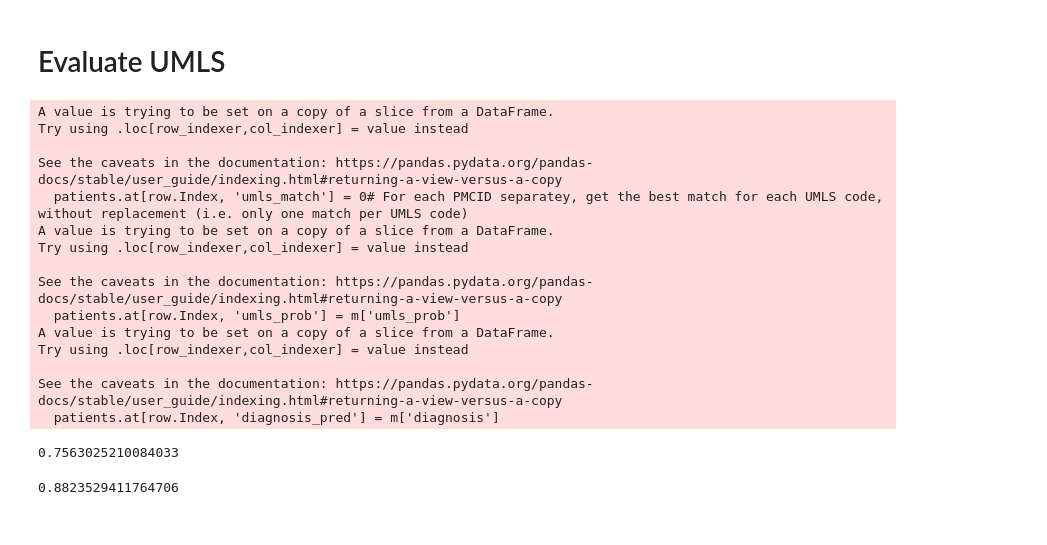
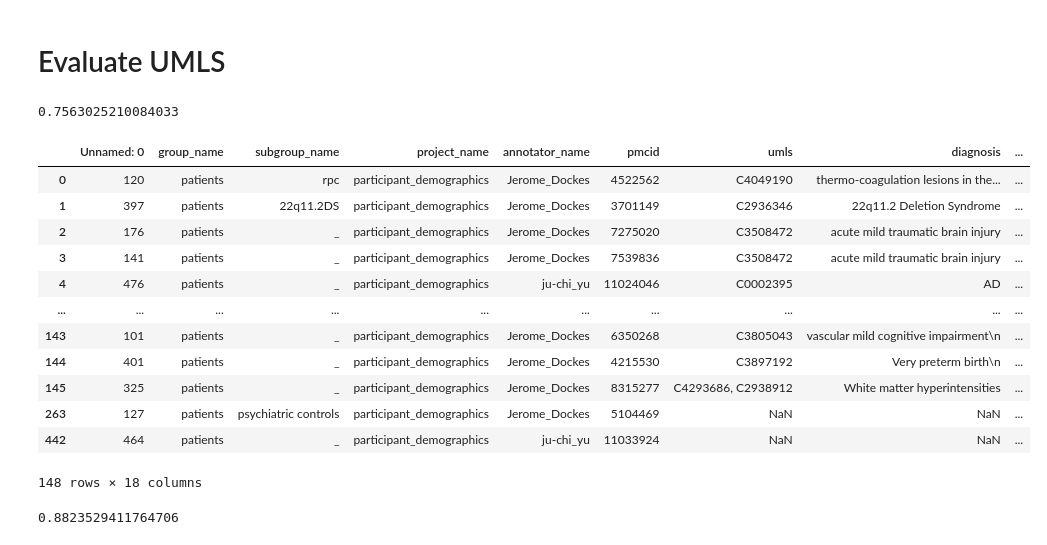
Before and after one commit to adelavega/biomed-llm-retrieval, a Jupyter notebook: analysis/umls_evaluate.ipynb, the cells around one changed output. Saved outputs shown, nothing was run; the diff lists cells and outputs as text; code cells hidden in the pictures.

```diff
--- a/analysis/umls_evaluate.ipynb
+++ b/analysis/umls_evaluate.ipynb
@@ -10,42 +10,30 @@ patients = annotations[annotations.group_name == 'patients']
 # %%
-# For each PMCID separatey, get the best match for each UMLS code, without replacement (i.e. only one match per UMLS code)
 
-for pmcid, group in patients.groupby('pmcid'):
-    group_preds = umls_predicitons[umls_predicitons.pmcid == pmcid]
+def compute_umls_score(umls_predicitons, patients):
+    # For each PMCID separately, get the best match for each UMLS code, without replacement (i.e. only one match per UMLS code)
+    patients = patients.copy()
+    for pmcid, group in patients.groupby('pmcid'):
+        group_preds = umls_predicitons[umls_predicitons.pmcid == pmcid]
 
-    if len(group_preds) == 0:
-        continue
-
-    used_group_ixs = []
-    for row in group.itertuples():
-        if pd.isnull(row.umls):
+        if len(group_preds) == 0:
             continue
 
-        correct = [c.strip() for c in row.umls.split(', ')]
+        used_group_ixs = []
+        for row in group.itertuples():
+            if pd.isnull(row.umls):
+                continue
 
-        matches = group_preds[(group_preds['umls_cui'].isin(correct)) & (group_preds['group_ix'].isin(group) == False)]
-        if len(matches) > 0:
-            m =  matches[matches['umls_prob'] == matches['umls_prob'].max()].iloc[0]
-            used_group_ixs.append(m['group_ix'])
+            correct = [c.strip() for c in row.umls.split(', ')]
 
-            patients.at[row.Index, 'umls_match'] = 1
-            patients.at[row.Index, 'umls_prob'] = m['umls_prob']
-            patients.at[row.Index, 'diagnosis_pred'] = m['diagnosis']
-        else:
-            patients.at[row.Index, 'umls_match'] = 0# For each PMCID separatey, get the best match for each UMLS code, without replacement (i.e. only one match per UMLS code)
+            matches = group_preds[(group_preds['umls_cui'].isin(correct)) & (group_preds['group_ix'].isin(group) == False)]
+            if len(matches) > 0:
+                m =  matches[matches['umls_prob'] == matches['umls_prob'].max()].iloc[0]
+                used_group_ixs.append(m['group_ix'])
+
+                patients.at[row.Index, 'umls_match'] = 1
+                patients.at[row.Index, 'umls_prob'] = m['umls_prob']
+                patients.at[row.Index, 'diagnosis_pred'] = m['diagnosis']
+            else:
+                patients.at[row.Index, 'umls_match'] = 0# For each PMCID separatey, get the best match for each UMLS code, without replacement (i.e. only one match per UMLS code)
+
+    return patients
-# %% [output]
-A value is trying to be set on a copy of a slice from a DataFrame.
-Try using .loc[row_indexer,col_indexer] = value instead
-
-See the caveats in the documentation: https://pandas.pydata.org/pandas-docs/stable/user_guide/indexing.html#returning-a-view-versus-a-copy
-  patients.at[row.Index, 'umls_match'] = 0# For each PMCID separatey, get the best match for each UMLS code, without replacement (i.e. only one match per UMLS code)
-A value is trying to be set on a copy of a slice from a DataFrame.
-Try using .loc[row_indexer,col_indexer] = value instead
-
-See the caveats in the documentation: https://pandas.pydata.org/pandas-docs/stable/user_guide/indexing.html#returning-a-view-versus-a-copy
-  patients.at[row.Index, 'umls_prob'] = m['umls_prob']
-A value is trying to be set on a copy of a slice from a DataFrame.
-Try using .loc[row_indexer,col_indexer] = value instead
-
-See the caveats in the documentation: https://pandas.pydata.org/pandas-docs/stable/user_guide/indexing.html#returning-a-view-versus-a-copy
-  patients.at[row.Index, 'diagnosis_pred'] = m['diagnosis']
@@ -53,6 +61,22 @@ See the caveats in the documentation: https://pandas.pydata.org/pandas-docs/stab
 patients['umls_match'].mean()
 # %% [output]
 0.7563025210084033
+# %%
+patients
+# %% [output]
+|  | Unnamed: 0 | group_name | subgroup_name | project_name | annotator_name | pmcid | umls | diagnosis | ... |
+| 0 | 120 | patients | rpc | participant_demographics | Jerome_Dockes | 4522562 | C4049190 | thermo-coagulation lesions in the... | ... |
+| 1 | 397 | patients | 22q11.2DS | participant_demographics | Jerome_Dockes | 3701149 | C2936346 | 22q11.2 Deletion Syndrome | ... |
+| 2 | 176 | patients | _ | participant_demographics | Jerome_Dockes | 7275020 | C3508472 | acute mild traumatic brain injury | ... |
+| 3 | 141 | patients | _ | participant_demographics | Jerome_Dockes | 7539836 | C3508472 | acute mild traumatic brain injury | ... |
+| 4 | 476 | patients | _ | participant_demographics | ju-chi_yu | 11024046 | C0002395 | AD | ... |
+| ... | ... | ... | ... | ... | ... | ... | ... | ... | ... |
+| 143 | 101 | patients | _ | participant_demographics | Jerome_Dockes | 6350268 | C3805043 | vascular mild cognitive impairment\n | ... |
+| 144 | 401 | patients | _ | participant_demographics | Jerome_Dockes | 4215530 | C3897192 | Very preterm birth\n | ... |
+| 145 | 325 | patients | _ | participant_demographics | Jerome_Dockes | 8315277 | C4293686, C2938912 | White matter hyperintensities | ... |
+| 263 | 127 | patients | psychiatric controls | participant_demographics | Jerome_Dockes | 5104469 | NaN | NaN | ... |
+| 442 | 464 | patients | _ | participant_demographics | ju-chi_yu | 11033924 | NaN | NaN | ... |
+148 rows × 18 columns
 # %%
 qualitative_correct_n = 15
 (patients['umls_match'].sum() + qualitative_correct_n)/ (patients.umls_match.isna() == False).sum()
```
Also changed, not shown: parts of 4 cells of this notebook, 39 other files.
